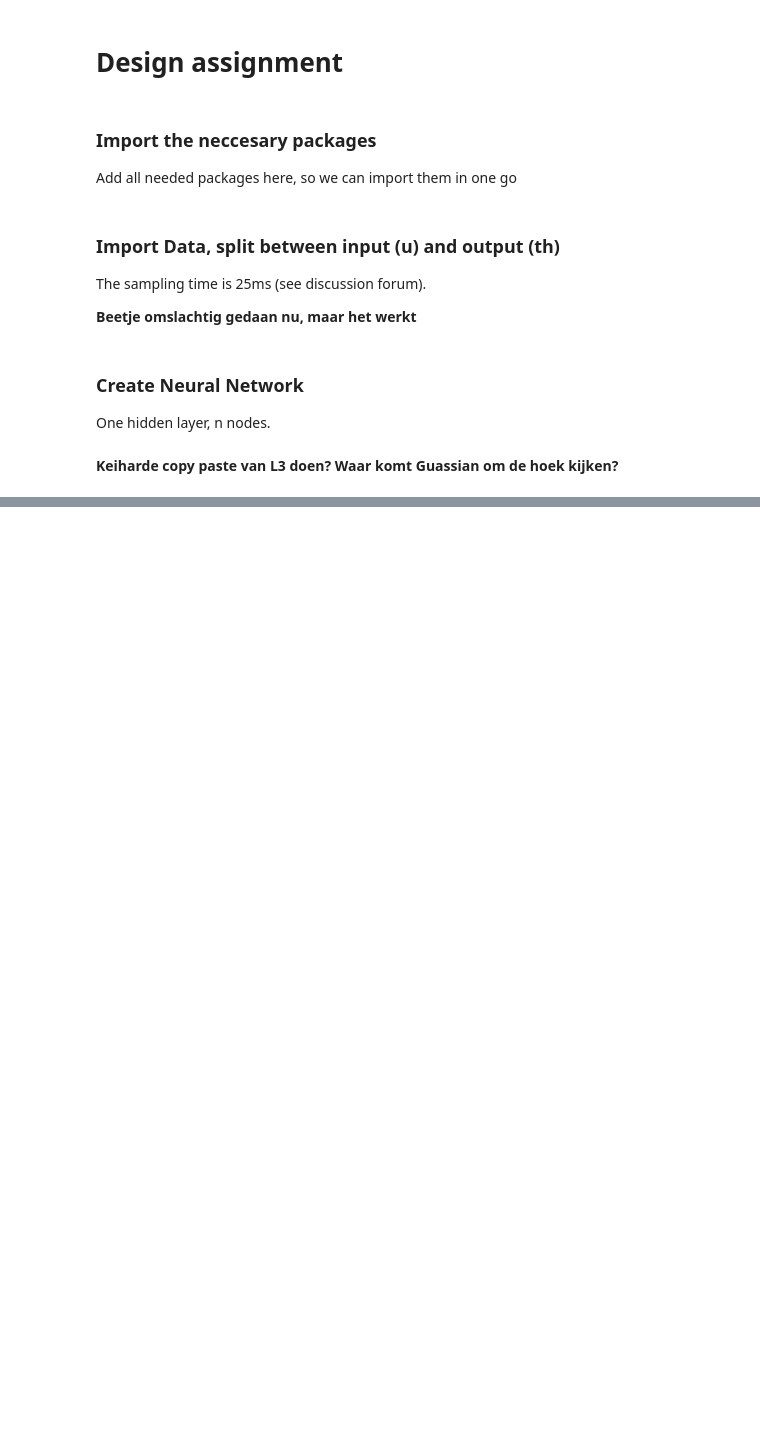
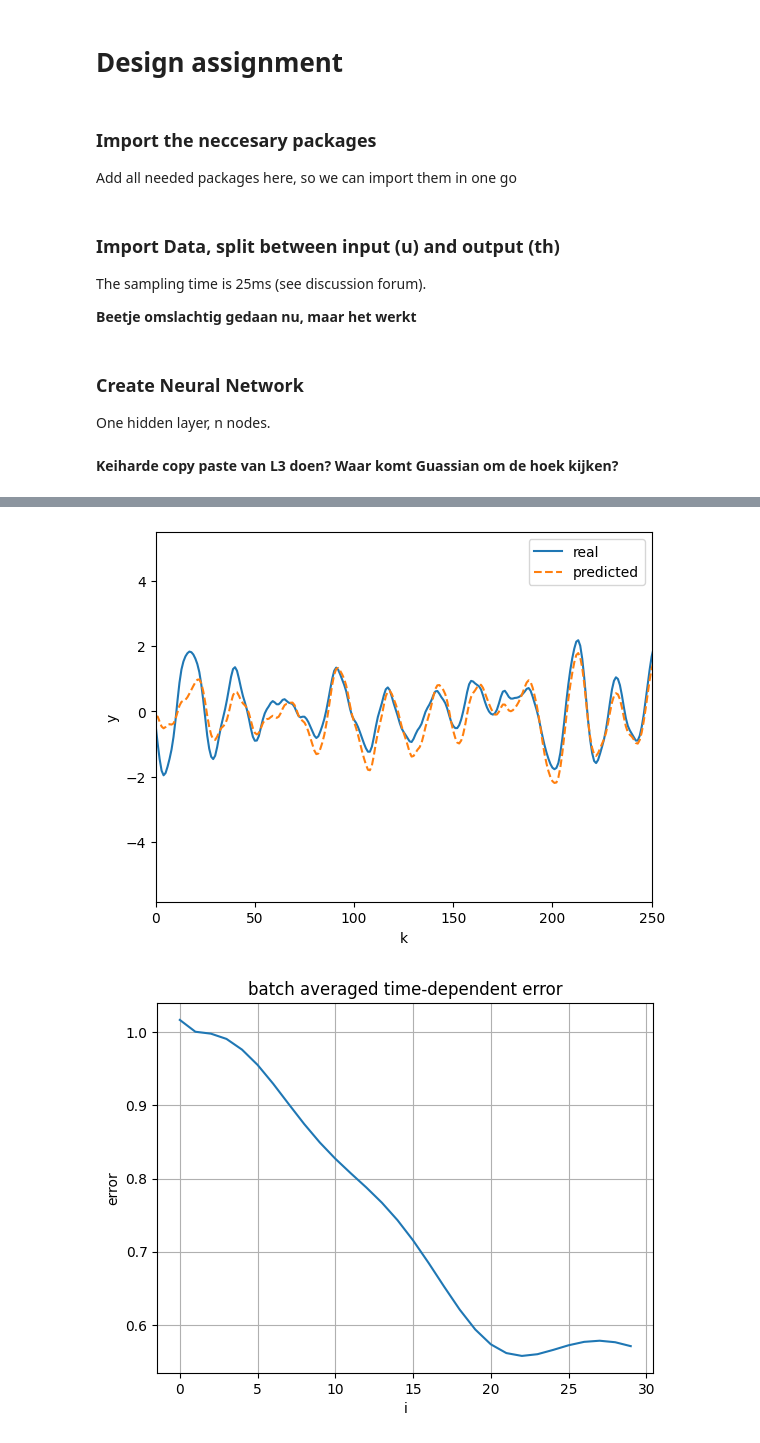
Before and after one commit to Erick-Hoogstrate/5SC28, a Jupyter notebook: Design Asignment group 21.ipynb, the cells around one changed output, grey strips where cells are left out. Drawn from its saved outputs; the diff is of its cells as text; code cells hidden in the pictures; blank space fills up the shorter version.

Commit message:
First iteration state space model + LSTM at the end

```diff
--- a/Design Asignment group 21.ipynb
+++ b/Design Asignment group 21.ipynb
@@ -43,0 +124,28 @@ class Network(nn.Module):
+# %%
+n_burn = 10
+batch_size = 64
+
+model = simple_RNN(hidden_size=15)
+optimizer = torch.optim.Adam(model.parameters())
+
+
+ids = np.arange(len(Utrain),dtype=int)
+for epoch in range(50):
+    np.random.shuffle(ids) #inspace shuffle of the ids of the trainin set to select a random subset
+    for i in range(0,len(Utrain),batch_size):
+        ids_now = ids[i:i+batch_size] #the ids of the current batch
+        Uin = Utrain[ids_now]
+        Y_real = Ytrain[ids_now]
+
+        y_predict = model.forward(inputs=Uin)
+        residual = Y_real - y_predict
+        Loss = torch.mean(residual[:,n_burn:]**2)
+
+        optimizer.zero_grad()
+        Loss.backward()
+        optimizer.step()
+
+    with torch.no_grad(): #monitor
+        Loss_val = torch.mean((model(inputs=Uval)[:,n_burn:] - Yval[:,n_burn:])**2)**0.5
+        Loss_train = torch.mean((model(inputs=Utrain)[:,n_burn:] - Ytrain[:,n_burn:])**2)**0.5
+        print(f'epoch={epoch}, Validation NRMS={Loss_val.item():.2%}, Train NRMS={Loss_train.item():.2%}')
@@ -43,0 +170,18 @@ class Network(nn.Module):
+# %%
+with torch.no_grad():
+    plt.plot(Yval[0])
+    plt.plot(model(inputs=Uval)[0],'--')
+    plt.xlabel('k')
+    plt.ylabel('y')
+    plt.xlim(0,250)
+    plt.legend(['real','predicted'])
+    plt.show()
+    plt.plot(np.mean((Ytrain-model(inputs=Utrain)).numpy()**2,axis=0)**0.5) #average over the error in batch
+    plt.title('batch averaged time-dependent error')
+    plt.ylabel('error')
+    plt.xlabel('i')
+    plt.grid()
+    plt.show()
+# %% [output]
+[figure, added]
+[figure, added]
```
Also changed, not shown: parts of 10 cells of this notebook.
